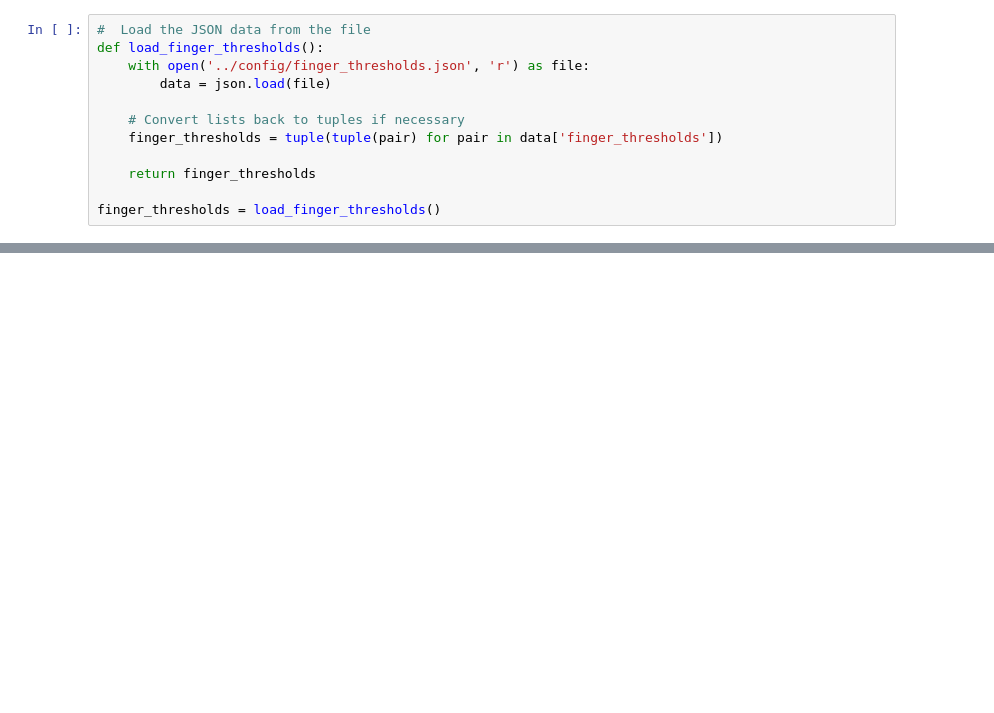
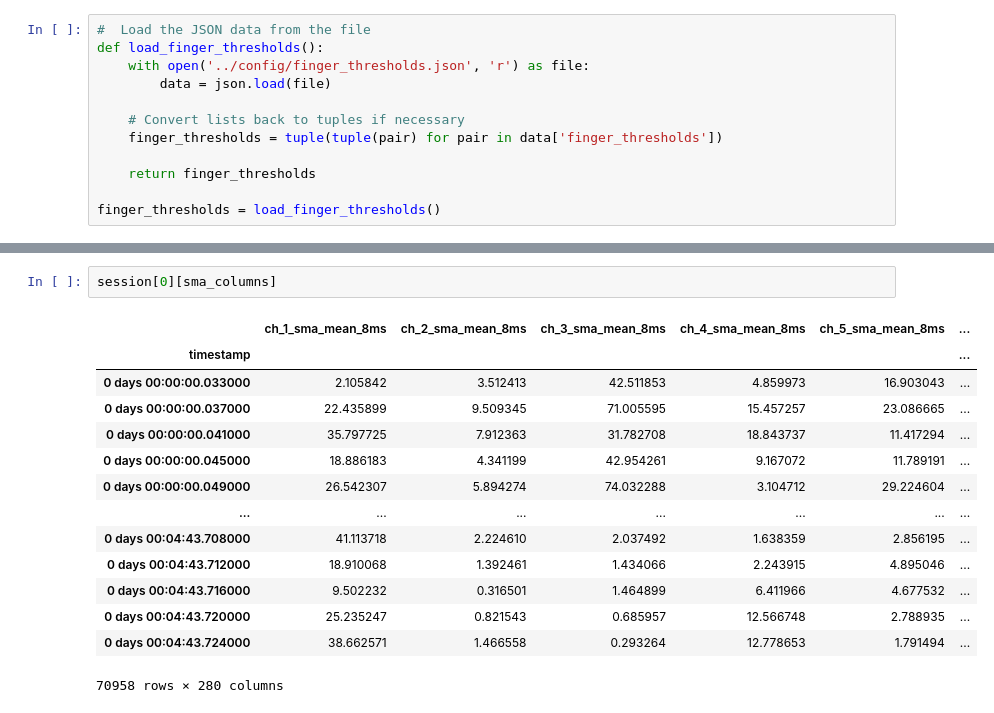
Before and after one commit to SjDuque/EEG-EMG-Hands, a Jupyter notebook: src/data_process.ipynb, the cells around one changed output, grey strips where cells are left out. Cells and saved outputs as stored; diff of their text form; blank space fills up the shorter version.

```diff
--- a/src/data_process.ipynb
+++ b/src/data_process.ipynb
@@ -114,0 +137,17 @@ Loaded data_1734923549.csv
+# %%
+session[0][sma_columns]
+# %% [output]
+|  | ch_1_sma_mean_8ms | ch_2_sma_mean_8ms | ch_3_sma_mean_8ms | ch_4_sma_mean_8ms | ch_5_sma_mean_8ms | ... |
+| timestamp |  |  |  |  |  | ... |
+| 0 days 00:00:00.033000 | 2.105842 | 3.512413 | 42.511853 | 4.859973 | 16.903043 | ... |
+| 0 days 00:00:00.037000 | 22.435899 | 9.509345 | 71.005595 | 15.457257 | 23.086665 | ... |
+| 0 days 00:00:00.041000 | 35.797725 | 7.912363 | 31.782708 | 18.843737 | 11.417294 | ... |
+| 0 days 00:00:00.045000 | 18.886183 | 4.341199 | 42.954261 | 9.167072 | 11.789191 | ... |
+| 0 days 00:00:00.049000 | 26.542307 | 5.894274 | 74.032288 | 3.104712 | 29.224604 | ... |
+| ... | ... | ... | ... | ... | ... | ... |
+| 0 days 00:04:43.708000 | 41.113718 | 2.224610 | 2.037492 | 1.638359 | 2.856195 | ... |
+| 0 days 00:04:43.712000 | 18.910068 | 1.392461 | 1.434066 | 2.243915 | 4.895046 | ... |
+| 0 days 00:04:43.716000 | 9.502232 | 0.316501 | 1.464899 | 6.411966 | 4.677532 | ... |
+| 0 days 00:04:43.720000 | 25.235247 | 0.821543 | 0.685957 | 12.566748 | 2.788935 | ... |
+| 0 days 00:04:43.724000 | 38.662571 | 1.466558 | 0.293264 | 12.778653 | 1.791494 | ... |
+70958 rows × 280 columns
```
Also changed, not shown: parts of 4 cells of this notebook, 2 other files.
